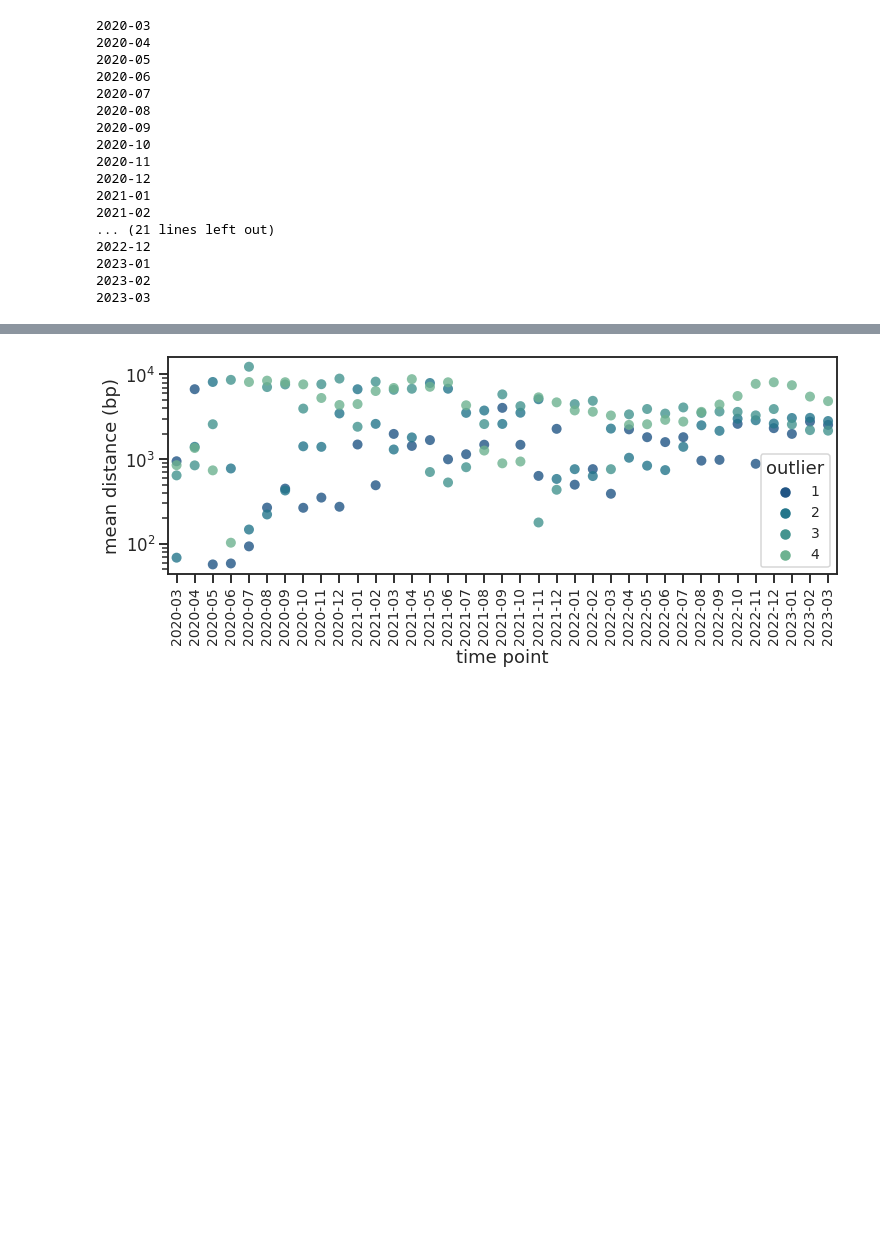
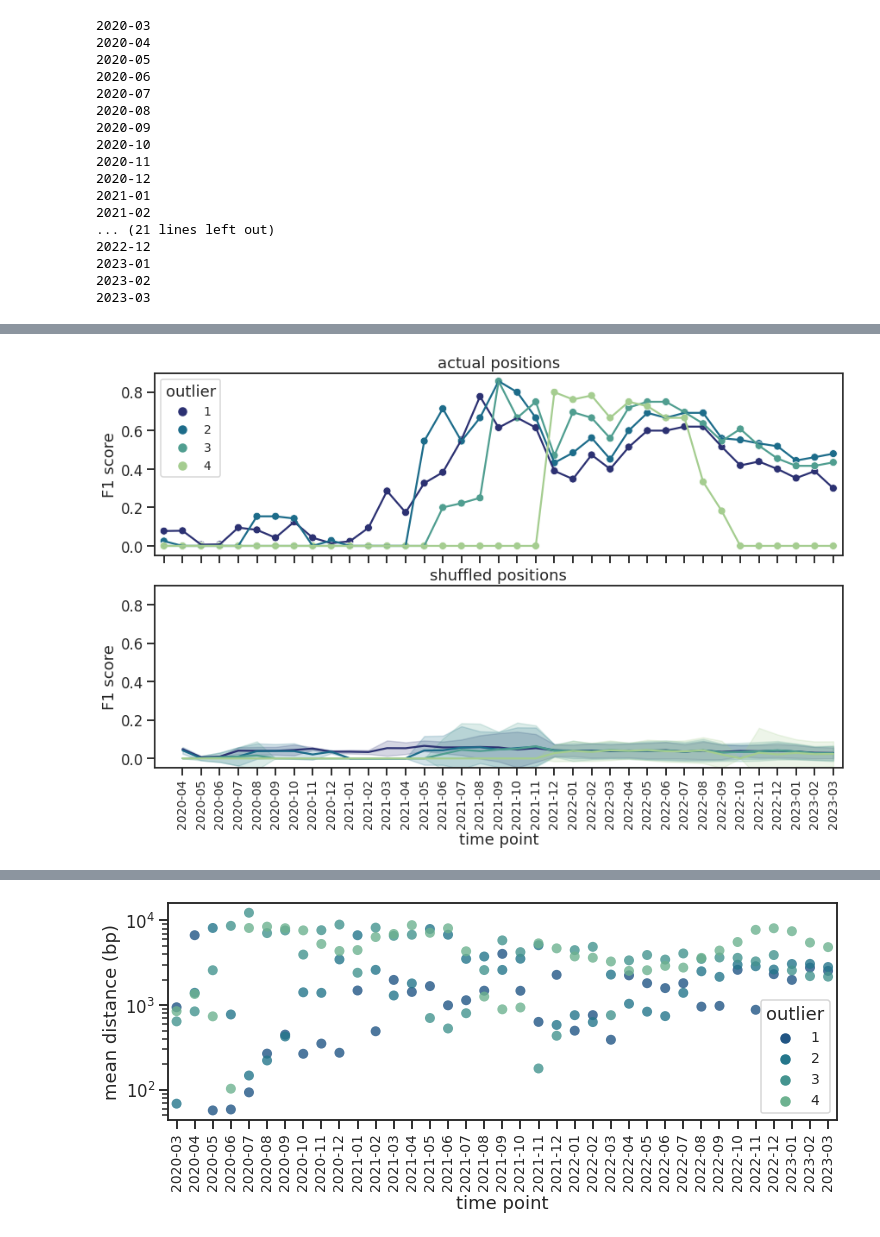
Before and after one commit to microbial-pangenomes-lab/2022_sarscov2_epistasis, a Jupyter notebook: notebooks/figure_3.ipynb, the cells around one changed output, grey strips where cells are left out. Drawn from its saved outputs; the diff is of its cells as text; code cells hidden in the pictures; blank space fills up the shorter version.

```diff
--- a/notebooks/figure_3.ipynb
+++ b/notebooks/figure_3.ipynb
@@ -382,0 +443,77 @@ plt.savefig('time_5.svg',
+# %%
+r = r.set_index(['set',
+                 'year', 'month',
+                 'name']).stack().reset_index().rename(columns={'level_4': 'test',
+                                                                0: 'value'})
+# %%
+fig, axes = plt.subplots(2, 1, figsize=(12, 8),
+                         constrained_layout=True)
+
+ax = axes[0]
+sns.lineplot(data=r[(r['test'].isin(range(1, 5))) &
+                    (r['set'] == 'actual')],
+             x='name',
+             y='value',
+             hue='test',
+             errorbar='sd',
+             ax=ax,
+             legend=False,
+             palette='crest_r'
+            )
+sns.scatterplot(data=r[(r['test'].isin(range(1, 5))) &
+                       (r['set'] == 'actual')],
+                x='name',
+                y='value',
+                hue='test',
+                ax=ax,
+                palette='crest_r'
+               )
+
+ax.legend(facecolor='w', fontsize=14, title='outlier')
+
+ax.set_xticks(r['name'].unique(),
+              labels=['' for _ in r['name'].unique()],
+              rotation=90,
+              fontsize=14)
+
+ax.set_xlim(-0.5, r['name'].unique().shape[0] - 0.5)
+ax.set_ylim(-0.05, 0.9)
+
+ax.set_ylabel('F1 score')
+ax.set_xlabel('')
+
+ax.set_title('actual positions')
+
+ax = axes[1]
+sns.lineplot(data=r[(r['test'].isin(range(1, 5))) &
+                    (r['set'] == 'random')],
+             x='name',
+             y='value',
+             hue='test',
+             errorbar='sd',
+             ax=ax,
+             legend=False,
+             palette='crest_r'
+            )
+
+ax.set_xlim(-1.5, r['name'].unique().shape[0] - 1.5)
+ax.set_ylim(-0.05, 0.9)
+
+ax.set_ylabel('F1 score')
+ax.set_xlabel('time point')
+
+ax.set_title('shuffled positions')
+
+plt.xticks(rotation=90,
+           fontsize=14)
+
+plt.savefig('time_4a.png',
+            dpi=300,
+            bbox_inches='tight',
+            transparent=True)
+plt.savefig('time_4a.svg',
+            dpi=300,
+            bbox_inches='tight',
+            transparent=True);
+# %% [output]
+[figure, added]
```
Also changed, not shown: parts of 19 cells of this notebook, 6 other files.
